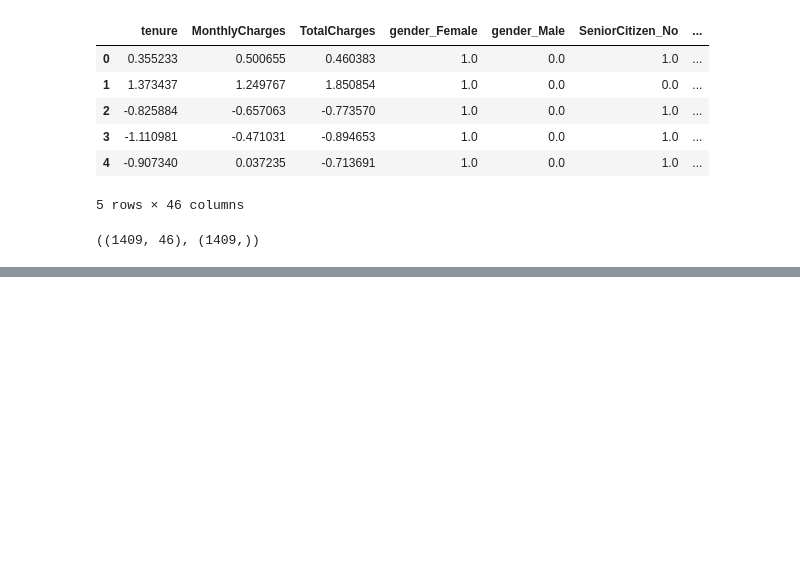
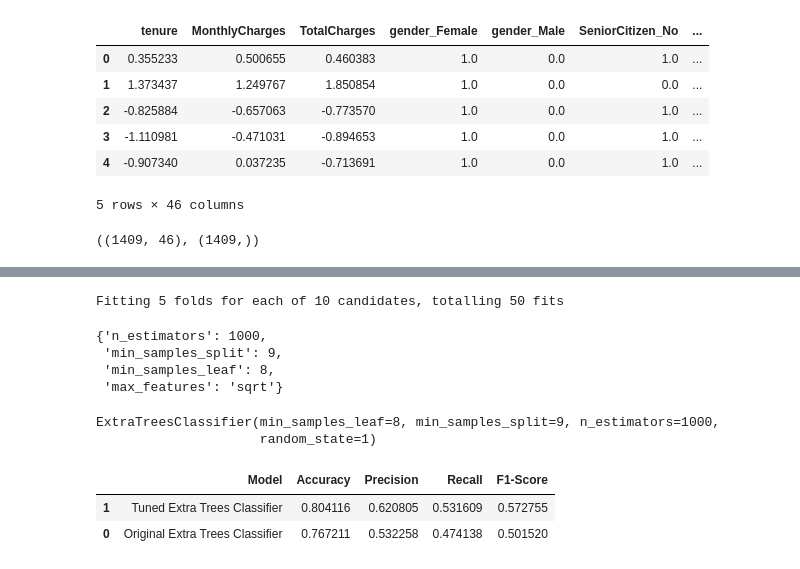
Before and after one commit to Azie88/Machine-Learning-Classification-Review, a Jupyter notebook: Churn_Notebook.ipynb, the cells around one changed output, grey strips where cells are left out. Drawn from its saved outputs; the diff is of its cells as text; code cells hidden in the pictures; blank space fills up the shorter version.

```diff
--- a/Churn_Notebook.ipynb
+++ b/Churn_Notebook.ipynb
@@ -284,0 +417,73 @@ test_df.shape, y_test.shape
+# %%
+param_dist = {
+    'n_estimators': [50, 100, 300, 500, 1000],
+    'min_samples_split': [2, 3, 5, 7, 9],
+    'min_samples_leaf': [1, 2, 4, 6, 8],
+    'max_features': ['auto', 'sqrt', 'log2', None]
+}
+
+# Initialize RandomizedSearchCV
+random_search_et = RandomizedSearchCV(estimator=et_classifier, param_distributions=param_dist, scoring='accuracy',
+                                     cv=5, n_jobs=-1, random_state=1, n_iter=10, verbose = 1)
+
+random_search_et.fit(train_df, y_train)
+
+# best parameters
+best_params = random_search_et.best_params_
+
+best_params
+# %% [output]
+Fitting 5 folds for each of 10 candidates, totalling 50 fits
+{'n_estimators': 1000,
+ 'min_samples_split': 9,
+ 'min_samples_leaf': 8,
+ 'max_features': 'sqrt'}
+# %%
+# Fit tuned model on train data
+tuned_et_model = random_search_et.best_estimator_
+tuned_et_model.fit(train_df, y_train)
+# %% [output]
+ExtraTreesClassifier(min_samples_leaf=8, min_samples_split=9, n_estimators=1000,
+                     random_state=1)
+# %%
+model_names = ['Original Extra Trees Classifier', 'Tuned Extra Trees Classifier']
+models = [et_classifier, tuned_et_model]
+model_names_list = []
+accuracy_scores = []
+precision_scores = []
+recall_scores = []
+f1_scores = []
+
+# Loop through each model to calculate metrics and store information
+for name, model in zip(model_names, models):
+    # Make predictions on the test data
+    y_pred = model.predict(test_df)
+
+    # Calculate accuracy, precision, recall, and F1-score
+    accuracy = accuracy_score(y_test, y_pred)
+    precision = precision_score(y_test, y_pred)
+    recall = recall_score(y_test, y_pred)
+    f1 = f1_score(y_test, y_pred)
+
+    # Store model name and metrics
+    model_names_list.append(name)
+    accuracy_scores.append(accuracy)
+    precision_scores.append(precision)
+    recall_scores.append(recall)
+    f1_scores.append(f1)
+
+# Create a DataFrame with the calculated metrics
+metrics_df = pd.DataFrame({
+    'Model': model_names_list,
+    'Accuracy': accuracy_scores,
+    'Precision': precision_scores,
+    'Recall': recall_scores,
+    'F1-Score': f1_scores
+})
+
+# Display the DataFrame
+metrics_df.sort_values(by='Accuracy', ascending=False)
+# %% [output]
+|  | Model | Accuracy | Precision | Recall | F1-Score |
+| 1 | Tuned Extra Trees Classifier | 0.804116 | 0.620805 | 0.531609 | 0.572755 |
+| 0 | Original Extra Trees Classifier | 0.767211 | 0.532258 | 0.474138 | 0.501520 |
```
Also changed, not shown: parts of 18 cells of this notebook.
